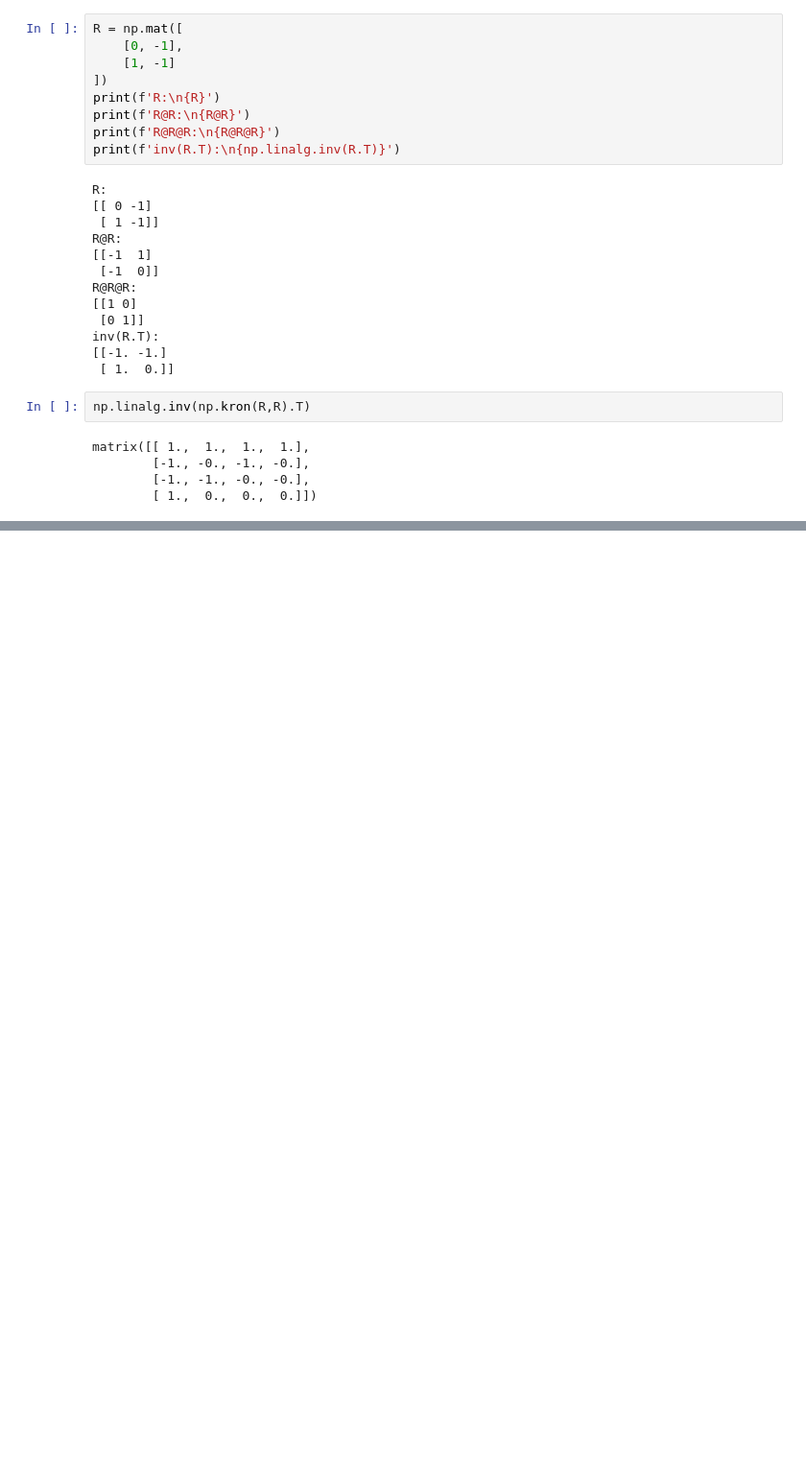
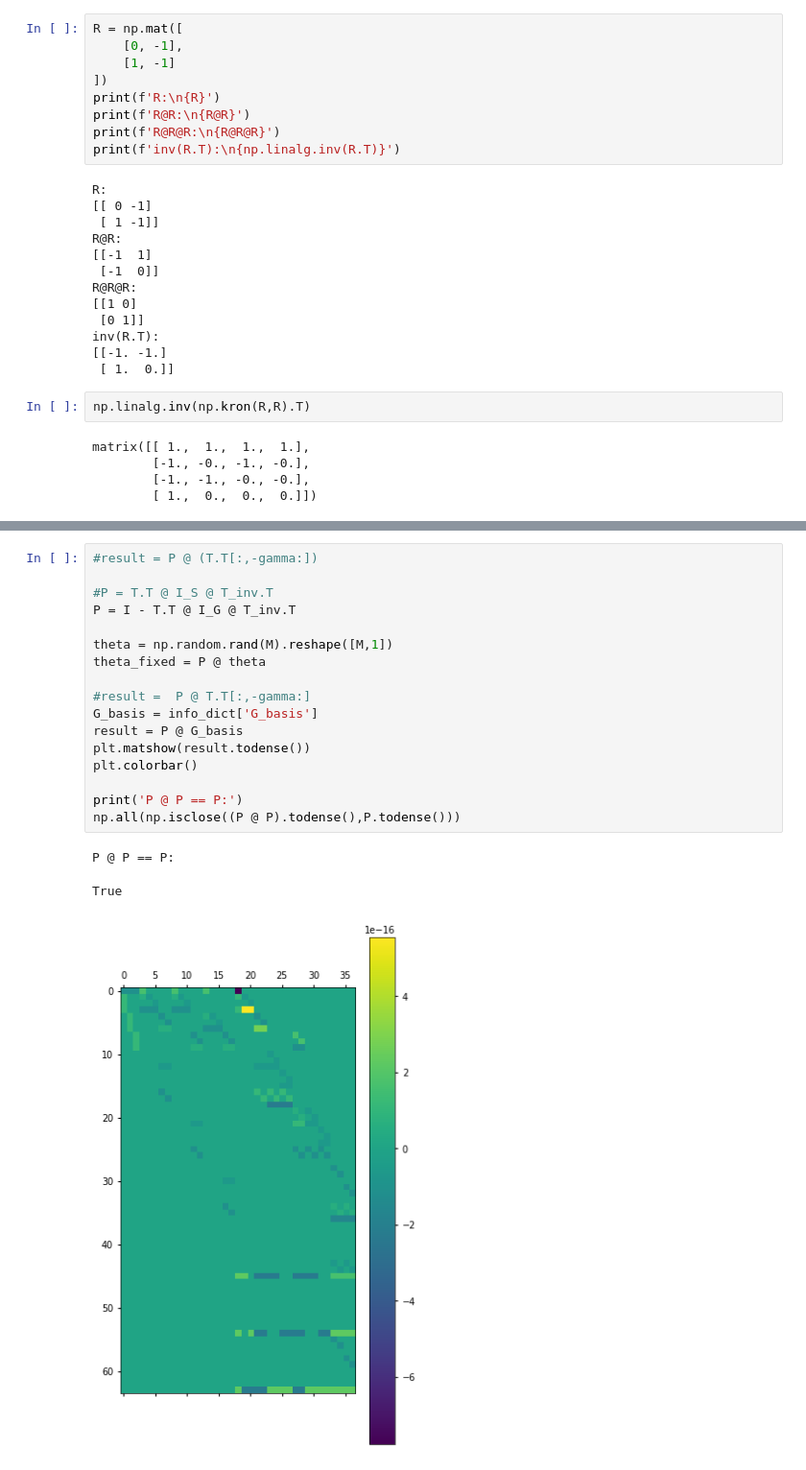
Before and after one commit to jbkinney/23_posfai, a Jupyter notebook: paper2/fig_3.ipynb, the cells around one changed output, grey strips where cells are left out. Shown: that part at 96% size. Saved outputs shown, nothing was run; the diff lists cells and outputs as text; blank space fills up the shorter version.

```diff
--- a/paper2/fig_3.ipynb
+++ b/paper2/fig_3.ipynb
@@ -278,0 +368,21 @@ matrix([[ 1.,  1.,  1.,  1.],
+# %%
+#result = P @ (T.T[:,-gamma:])
+
+#P = T.T @ I_S @ T_inv.T
+P = I - T.T @ I_G @ T_inv.T
+
+theta = np.random.rand(M).reshape([M,1])
+theta_fixed = P @ theta
+
+#result =  P @ T.T[:,-gamma:]
+G_basis = info_dict['G_basis']
+result = P @ G_basis
+plt.matshow(result.todense())
+plt.colorbar()
+
+print('P @ P == P:')
+np.all(np.isclose((P @ P).todense(),P.todense()))
+# %% [output]
+P @ P == P:
+True
+[figure, added]
```
Also changed, not shown: parts of 8 cells of this notebook, 48 other files.
